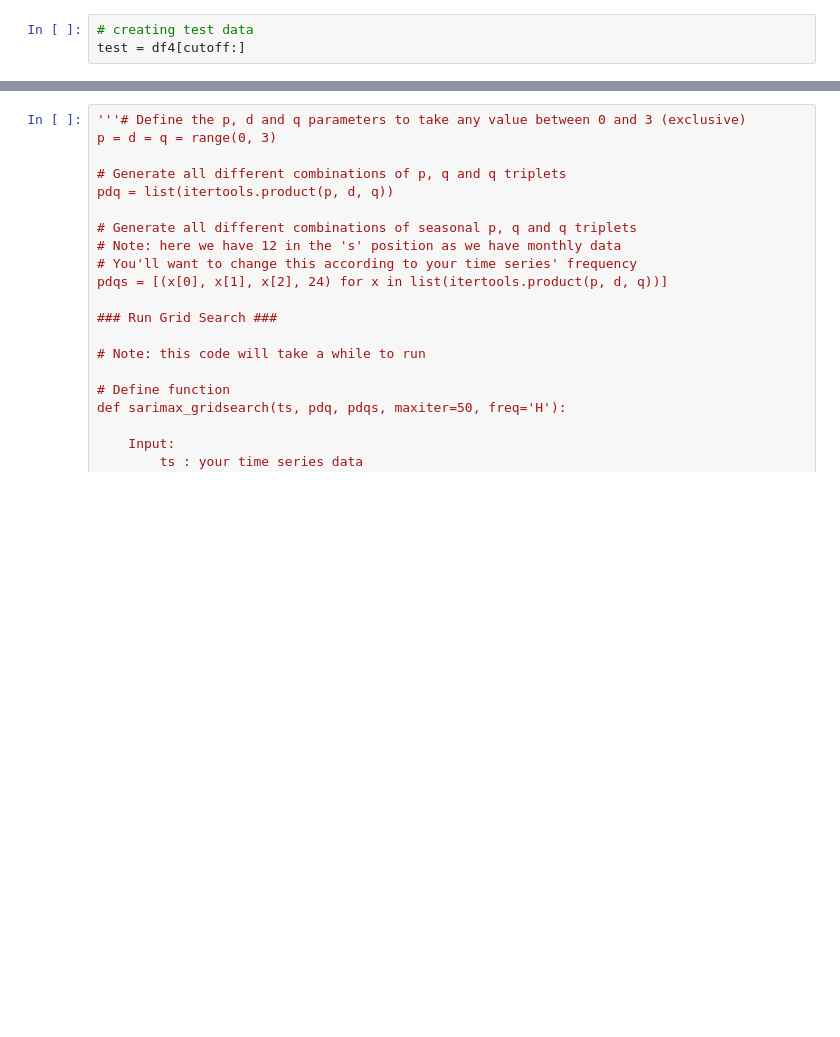
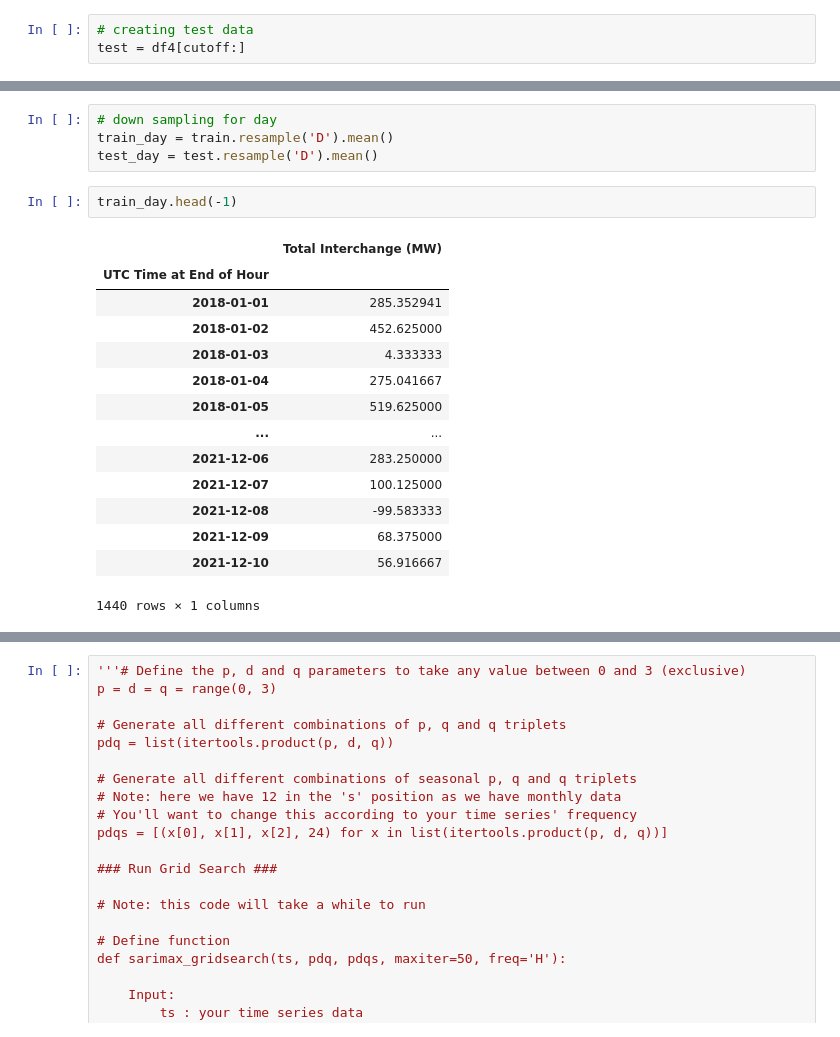
Before and after one commit to JuanMa894/Texas-Power-forecasting-timeseries, a Jupyter notebook: Notebooks/Andrew_Workbook.ipynb, the cells around one changed output, grey strips where cells are left out. Drawn from its saved outputs; the diff is of its cells as text; blank space fills up the shorter version.

```diff
--- a/Notebooks/Andrew_Workbook.ipynb
+++ b/Notebooks/Andrew_Workbook.ipynb
@@ -167,0 +189,21 @@ test = df4[cutoff:]
+# %%
+# down sampling for day
+train_day = train.resample('D').mean()
+test_day = test.resample('D').mean()
+# %%
+train_day.head(-1)
+# %% [output]
+|  | Total Interchange (MW) |
+| UTC Time at End of Hour |  |
+| 2018-01-01 | 285.352941 |
+| 2018-01-02 | 452.625000 |
+| 2018-01-03 | 4.333333 |
+| 2018-01-04 | 275.041667 |
+| 2018-01-05 | 519.625000 |
+| ... | ... |
+| 2021-12-06 | 283.250000 |
+| 2021-12-07 | 100.125000 |
+| 2021-12-08 | -99.583333 |
+| 2021-12-09 | 68.375000 |
+| 2021-12-10 | 56.916667 |
+1440 rows × 1 columns
```
Also changed, not shown: parts of 48 cells of this notebook, 4 other files.
